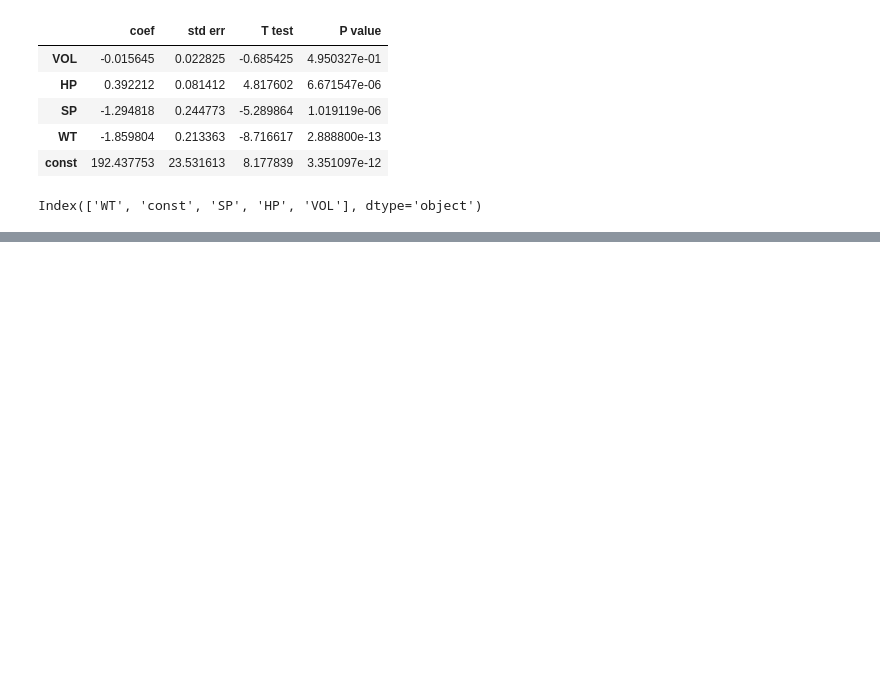
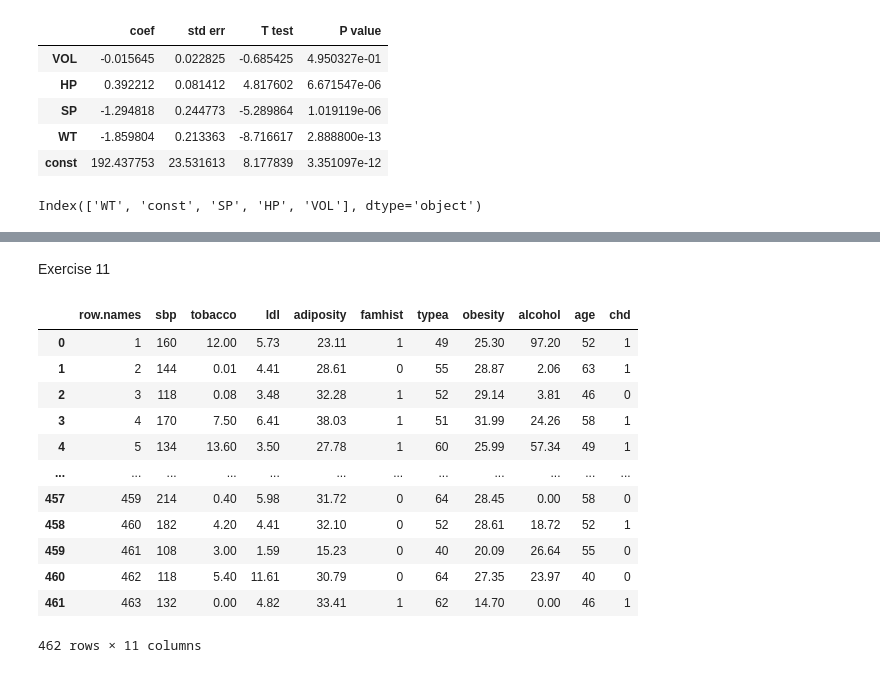
Before and after one commit to petrogass/All-of-Statistics-Exercises, a Jupyter notebook: Chapter_13_Linear_Regression.ipynb, the cells around one changed output, grey strips where cells are left out. Drawn from its saved outputs; the diff is of its cells as text; code cells hidden in the pictures; blank space fills up the shorter version.

```diff
--- a/Chapter_13_Linear_Regression.ipynb
+++ b/Chapter_13_Linear_Regression.ipynb
@@ -484,0 +471,19 @@ results
+# %% [markdown]
+Exercise 11
+# %%
+data = pd.read_csv('data/coris.csv')
+data
+# %% [output]
+|  | row.names | sbp | tobacco | ldl | adiposity | famhist | typea | obesity | alcohol | age | chd |
+| 0 | 1 | 160 | 12.00 | 5.73 | 23.11 | 1 | 49 | 25.30 | 97.20 | 52 | 1 |
+| 1 | 2 | 144 | 0.01 | 4.41 | 28.61 | 0 | 55 | 28.87 | 2.06 | 63 | 1 |
+| 2 | 3 | 118 | 0.08 | 3.48 | 32.28 | 1 | 52 | 29.14 | 3.81 | 46 | 0 |
+| 3 | 4 | 170 | 7.50 | 6.41 | 38.03 | 1 | 51 | 31.99 | 24.26 | 58 | 1 |
+| 4 | 5 | 134 | 13.60 | 3.50 | 27.78 | 1 | 60 | 25.99 | 57.34 | 49 | 1 |
+| ... | ... | ... | ... | ... | ... | ... | ... | ... | ... | ... | ... |
+| 457 | 459 | 214 | 0.40 | 5.98 | 31.72 | 0 | 64 | 28.45 | 0.00 | 58 | 0 |
+| 458 | 460 | 182 | 4.20 | 4.41 | 32.10 | 0 | 52 | 28.61 | 18.72 | 52 | 1 |
+| 459 | 461 | 108 | 3.00 | 1.59 | 15.23 | 0 | 40 | 20.09 | 26.64 | 55 | 0 |
+| 460 | 462 | 118 | 5.40 | 11.61 | 30.79 | 0 | 64 | 27.35 | 23.97 | 40 | 0 |
+| 461 | 463 | 132 | 0.00 | 4.82 | 33.41 | 1 | 62 | 14.70 | 0.00 | 46 | 1 |
+462 rows × 11 columns
```
Also changed, not shown: parts of 11 cells of this notebook, 1 other file.
